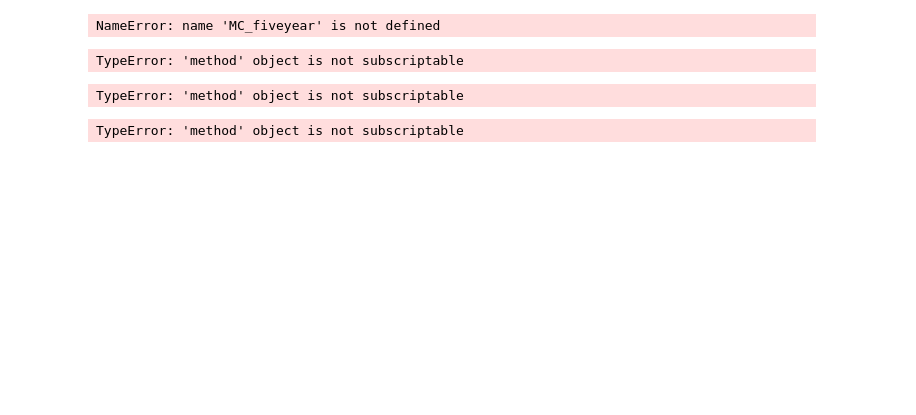
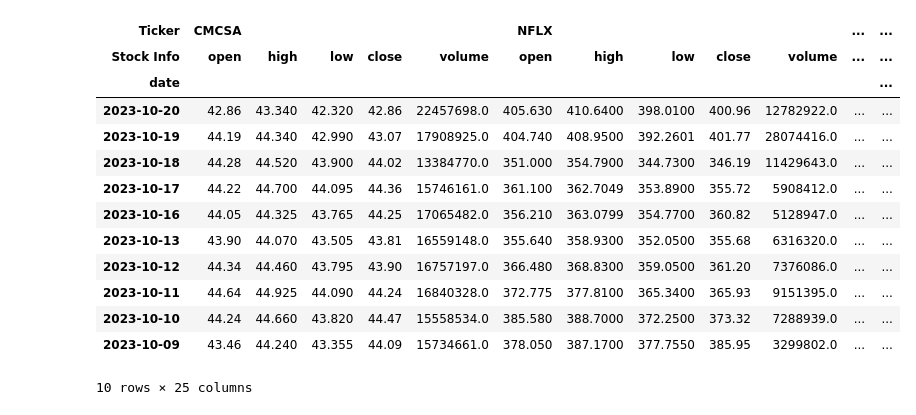
Before and after one commit to Bru-sic/TeamProj01, a Jupyter notebook: Code/ui.ipynb, the cells around one changed output. Saved outputs shown, nothing was run; the diff lists cells and outputs as text; code cells hidden in the pictures; blank space fills up the shorter version.

Commit message:
User interface

```diff
--- a/Code/ui.ipynb
+++ b/Code/ui.ipynb
@@ -166,16 +0,0 @@ NameError: name 'df_daily_returns' is not defined
-# %%
-MC_fiveyear.calc_cumulative_return()
-# %% [output]
-NameError: name 'MC_fiveyear' is not defined
-# %%
-MC_fiveyear.plot_simulation()
-# %% [output]
-TypeError: 'method' object is not subscriptable
-# %%
-MC_fiveyear.plot_distribution()
-# %% [output]
-TypeError: 'method' object is not subscriptable
-# %%
-MC_fiveyear.summarize_cumulative_return()
-# %% [output]
-TypeError: 'method' object is not subscriptable
@@ -181,0 +12,22 @@ TypeError: 'method' object is not subscriptable
+# %%
+api_key = "DK97BGD2FUMQXGZX"
+tickers = user_inputs.get_user_input_tickers()
+start = user_inputs.get_user_dates()
+end = user_inputs.get_user_dates()
+stock_data = av_api.get_stock_data(tickers, start, end, api_key)
+stock_data.head(10)
+# %% [output]
+| Ticker | CMCSA |  |  |  |  | NFLX |  |  |  |  | ... | ... |
+| Stock Info | open | high | low | close | volume | open | high | low | close | volume | ... | ... |
+| date |  |  |  |  |  |  |  |  |  |  |  | ... |
+| 2023-10-20 | 42.86 | 43.340 | 42.320 | 42.86 | 22457698.0 | 405.630 | 410.6400 | 398.0100 | 400.96 | 12782922.0 | ... | ... |
+| 2023-10-19 | 44.19 | 44.340 | 42.990 | 43.07 | 17908925.0 | 404.740 | 408.9500 | 392.2601 | 401.77 | 28074416.0 | ... | ... |
+| 2023-10-18 | 44.28 | 44.520 | 43.900 | 44.02 | 13384770.0 | 351.000 | 354.7900 | 344.7300 | 346.19 | 11429643.0 | ... | ... |
+| 2023-10-17 | 44.22 | 44.700 | 44.095 | 44.36 | 15746161.0 | 361.100 | 362.7049 | 353.8900 | 355.72 | 5908412.0 | ... | ... |
+| 2023-10-16 | 44.05 | 44.325 | 43.765 | 44.25 | 17065482.0 | 356.210 | 363.0799 | 354.7700 | 360.82 | 5128947.0 | ... | ... |
+| 2023-10-13 | 43.90 | 44.070 | 43.505 | 43.81 | 16559148.0 | 355.640 | 358.9300 | 352.0500 | 355.68 | 6316320.0 | ... | ... |
+| 2023-10-12 | 44.34 | 44.460 | 43.795 | 43.90 | 16757197.0 | 366.480 | 368.8300 | 359.0500 | 361.20 | 7376086.0 | ... | ... |
+| 2023-10-11 | 44.64 | 44.925 | 44.090 | 44.24 | 16840328.0 | 372.775 | 377.8100 | 365.3400 | 365.93 | 9151395.0 | ... | ... |
+| 2023-10-10 | 44.24 | 44.660 | 43.820 | 44.47 | 15558534.0 | 385.580 | 388.7000 | 372.2500 | 373.32 | 7288939.0 | ... | ... |
+| 2023-10-09 | 43.46 | 44.240 | 43.355 | 44.09 | 15734661.0 | 378.050 | 387.1700 | 377.7550 | 385.95 | 3299802.0 | ... | ... |
+10 rows × 25 columns
```
Also changed, not shown: parts of 19 cells of this notebook, 4 other files.
